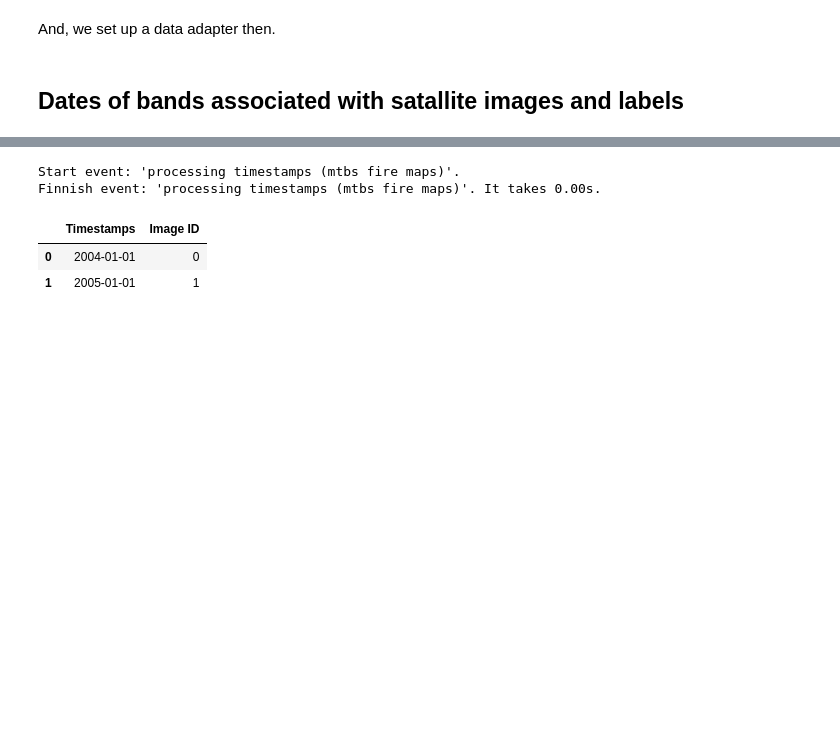
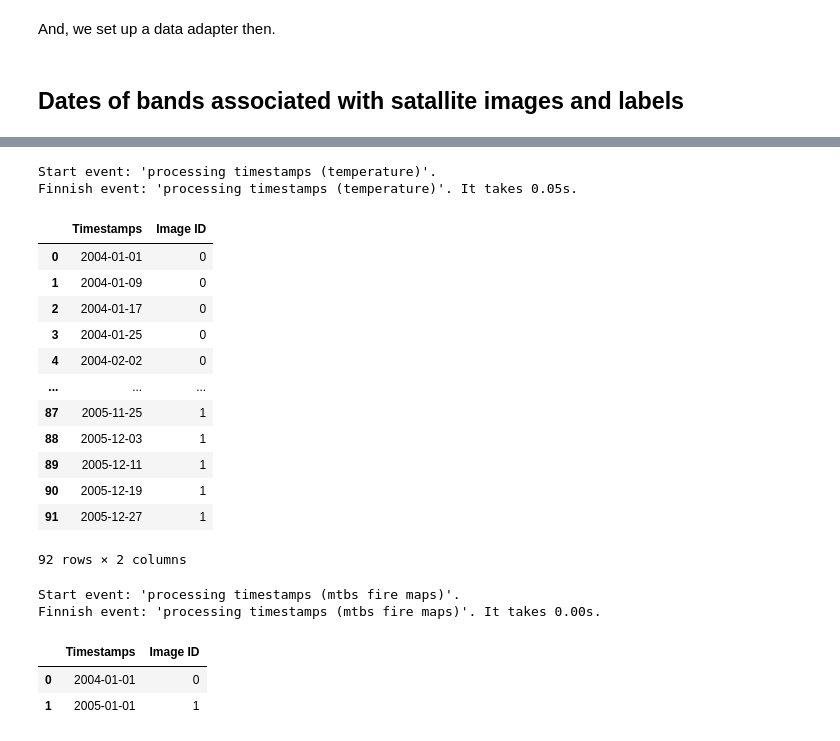
Before and after one commit to natural-hazards/wildfires, a Jupyter notebook: notebooks/tutorial_xgboost.ipynb, the cells around one changed output, grey strips where cells are left out. Saved outputs shown, nothing was run; the diff lists cells and outputs as text; code cells hidden in the pictures; blank space fills up the shorter version.

```diff
--- a/notebooks/tutorial_xgboost.ipynb
+++ b/notebooks/tutorial_xgboost.ipynb
@@ -168,3 +181,21 @@ Finnish event: 'processing timestamps (temperature)'. It takes 0.06s.
+# %%
+adapter_ts.timestamps_temperature
+# %% [output]
+Start event: 'processing timestamps (temperature)'.
+Finnish event: 'processing timestamps (temperature)'. It takes 0.05s.
+|  | Timestamps | Image ID |
+| 0 | 2004-01-01 | 0 |
+| 1 | 2004-01-09 | 0 |
+| 2 | 2004-01-17 | 0 |
+| 3 | 2004-01-25 | 0 |
+| 4 | 2004-02-02 | 0 |
+| ... | ... | ... |
+| 87 | 2005-11-25 | 1 |
+| 88 | 2005-12-03 | 1 |
+| 89 | 2005-12-11 | 1 |
+| 90 | 2005-12-19 | 1 |
+| 91 | 2005-12-27 | 1 |
+92 rows × 2 columns
 # %%
 adapter_ts.timestamps_firemaps
 # %% [output]
```
Also changed, not shown: parts of 13 cells of this notebook, 4 other files.
